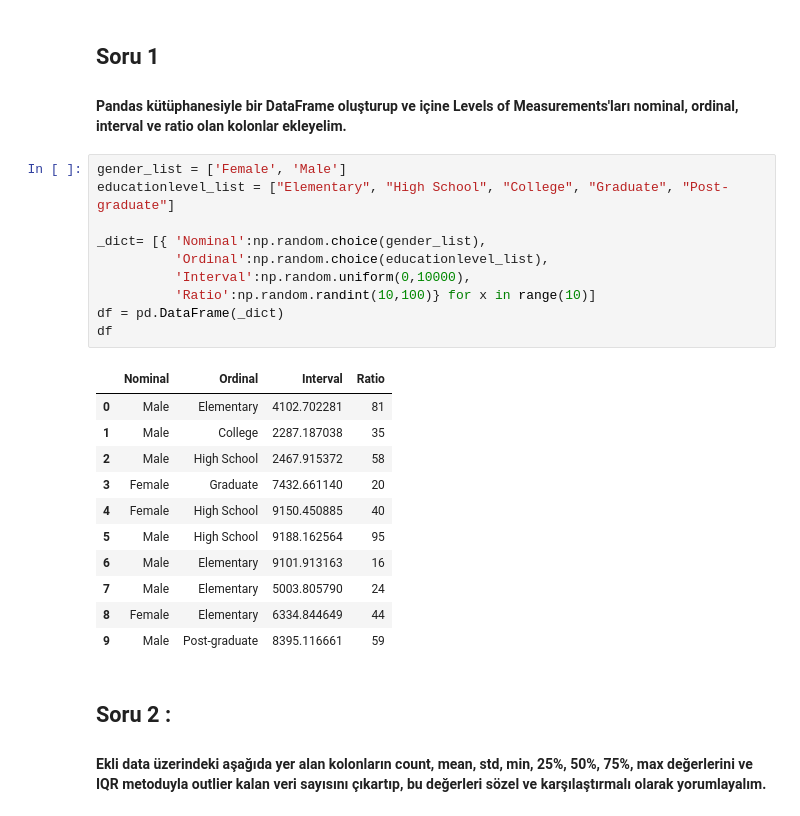
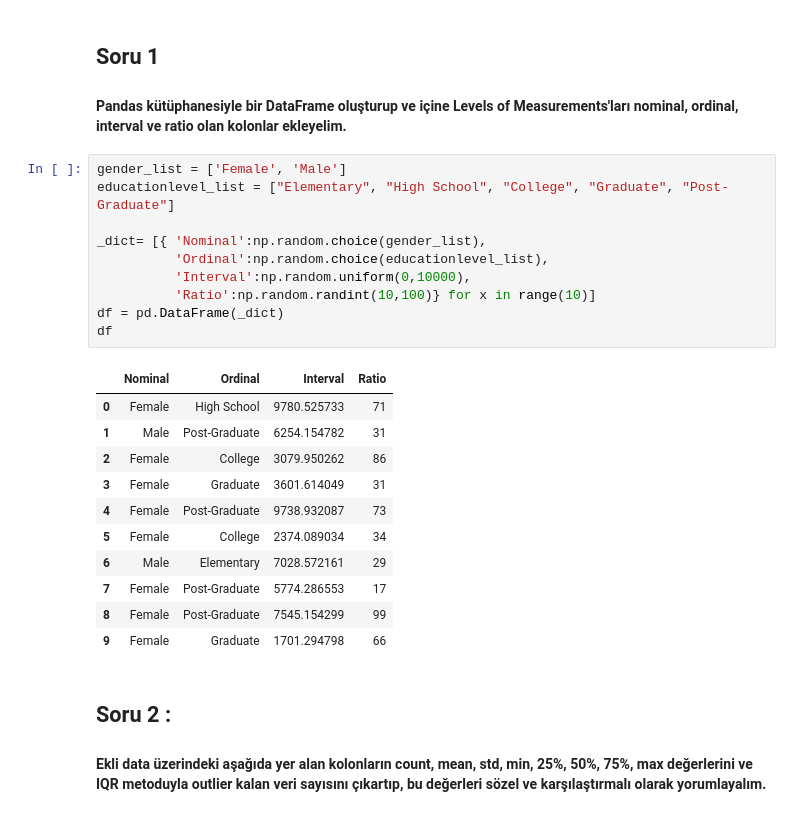
Before and after one commit to mervegunak/patika-enerjisa-data-science-bootcamp, a Jupyter notebook: homework_1/homework_1.ipynb, the cells around one changed output. Drawn from its saved outputs; the diff is of its cells as text.

```diff
--- a/homework_1/homework_1.ipynb
+++ b/homework_1/homework_1.ipynb
@@ -12,26 +12,26 @@ warnings.filterwarnings("ignore")
 #### **Pandas kütüphanesiyle bir DataFrame oluşturup ve içine Levels of Measurements'ları nominal, ordinal, interval ve ratio olan kolonlar ekleyelim.**
 # %%
 gender_list = ['Female', 'Male']
-educationlevel_list = ["Elementary", "High School", "College", "Graduate", "Post-graduate"]
+educationlevel_list = ["Elementary", "High School", "College", "Graduate", "Post-Graduate"]
 
 _dict= [{ 'Nominal':np.random.choice(gender_list),
           'Ordinal':np.random.choice(educationlevel_list),
           'Interval':np.random.uniform(0,10000),
           'Ratio':np.random.randint(10,100)} for x in range(10)]
 df = pd.DataFrame(_dict)
 df
 # %% [output]
 |  | Nominal | Ordinal | Interval | Ratio |
-| 0 | Male | Elementary | 4102.702281 | 81 |
-| 1 | Male | College | 2287.187038 | 35 |
-| 2 | Male | High School | 2467.915372 | 58 |
-| 3 | Female | Graduate | 7432.661140 | 20 |
-| 4 | Female | High School | 9150.450885 | 40 |
-| 5 | Male | High School | 9188.162564 | 95 |
-| 6 | Male | Elementary | 9101.913163 | 16 |
-| 7 | Male | Elementary | 5003.805790 | 24 |
-| 8 | Female | Elementary | 6334.844649 | 44 |
-| 9 | Male | Post-graduate | 8395.116661 | 59 |
+| 0 | Female | High School | 9780.525733 | 71 |
+| 1 | Male | Post-Graduate | 6254.154782 | 31 |
+| 2 | Female | College | 3079.950262 | 86 |
+| 3 | Female | Graduate | 3601.614049 | 31 |
+| 4 | Female | Post-Graduate | 9738.932087 | 73 |
+| 5 | Female | College | 2374.089034 | 34 |
+| 6 | Male | Elementary | 7028.572161 | 29 |
+| 7 | Female | Post-Graduate | 5774.286553 | 17 |
+| 8 | Female | Post-Graduate | 7545.154299 | 99 |
+| 9 | Female | Graduate | 1701.294798 | 66 |
 # %% [markdown]
 ## **Soru 2 :**
 #### **Ekli data üzerindeki aşağıda yer alan kolonların count, mean, std, min, 25%, 50%, 75%, max değerlerini ve IQR metoduyla outlier kalan veri sayısını çıkartıp, bu değerleri sözel ve karşılaştırmalı olarak yorumlayalım.**
```
Also changed, not shown: parts of 4 cells of this notebook.
